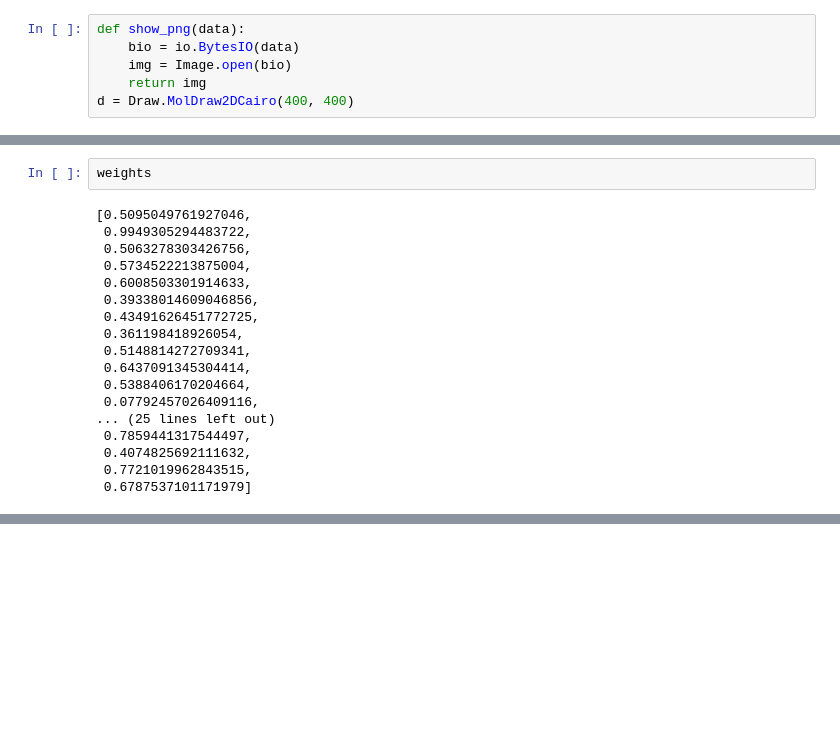
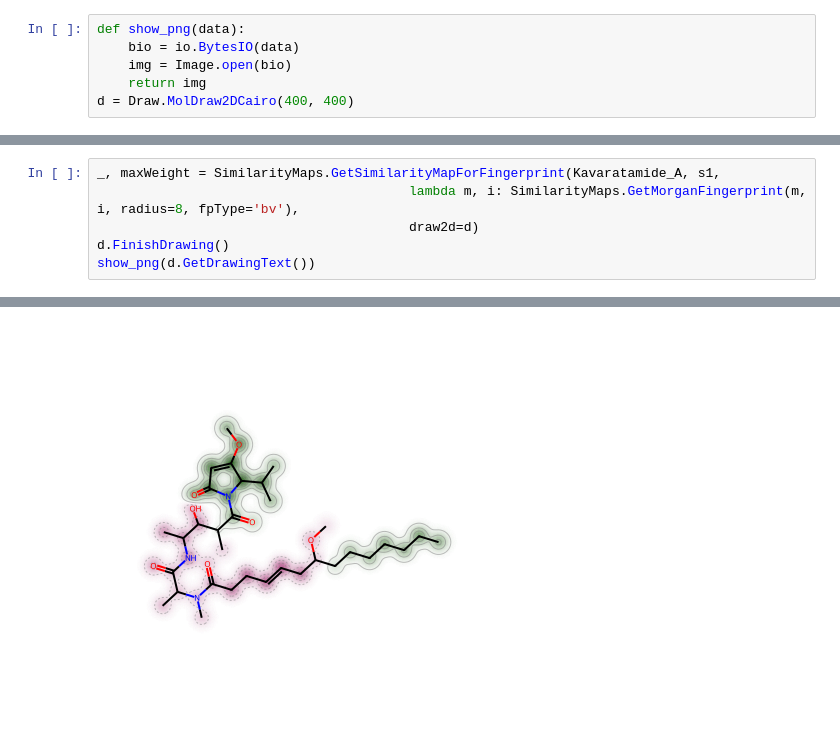
Before and after one commit to xwd0418/Spectre, a Jupyter notebook: notebook_and_scripts/SMILES_fragmenting/similarity_mapping_study.ipynb, the cells around one changed output, grey strips where cells are left out. Saved outputs shown, nothing was run; the diff lists cells and outputs as text; blank space fills up the shorter version.

```diff
--- a/notebook_and_scripts/SMILES_fragmenting/similarity_mapping_study.ipynb
+++ b/notebook_and_scripts/SMILES_fragmenting/similarity_mapping_study.ipynb
@@ -40,20 +43,7 @@ show_png(d.GetDrawingText())
-# %%
-weights
-# %% [output]
-[0.5095049761927046,
- 0.9949305294483722,
- 0.5063278303426756,
- 0.5734522213875004,
- 0.6008503301914633,
- 0.39338014609046856,
- 0.43491626451772725,
- 0.361198418926054,
- 0.5148814272709341,
- 0.6437091345304414,
- 0.5388406170204664,
- 0.07792457026409116,
-... (25 lines left out)
- 0.7859441317544497,
- 0.4074825692111632,
- 0.7721019962843515,
- 0.6787537101171979]
+# %%
+_, maxWeight = SimilarityMaps.GetSimilarityMapForFingerprint(Kavaratamide_A, s1,
+                                        lambda m, i: SimilarityMaps.GetMorganFingerprint(m, i, radius=8, fpType='bv'),
+                                        draw2d=d)
+d.FinishDrawing()
+show_png(d.GetDrawingText())
+# %% [output]
@@ -59,0 +52 @@ weights
+[figure, added]
```
Also changed, not shown: parts of 21 cells of this notebook, 11 other files.
